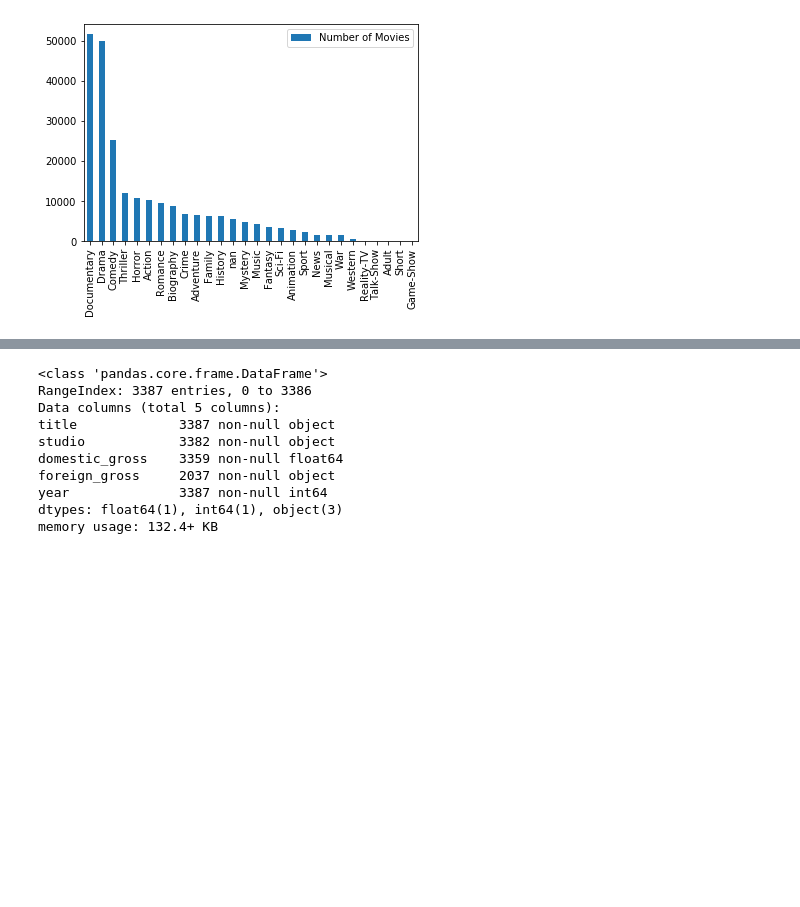
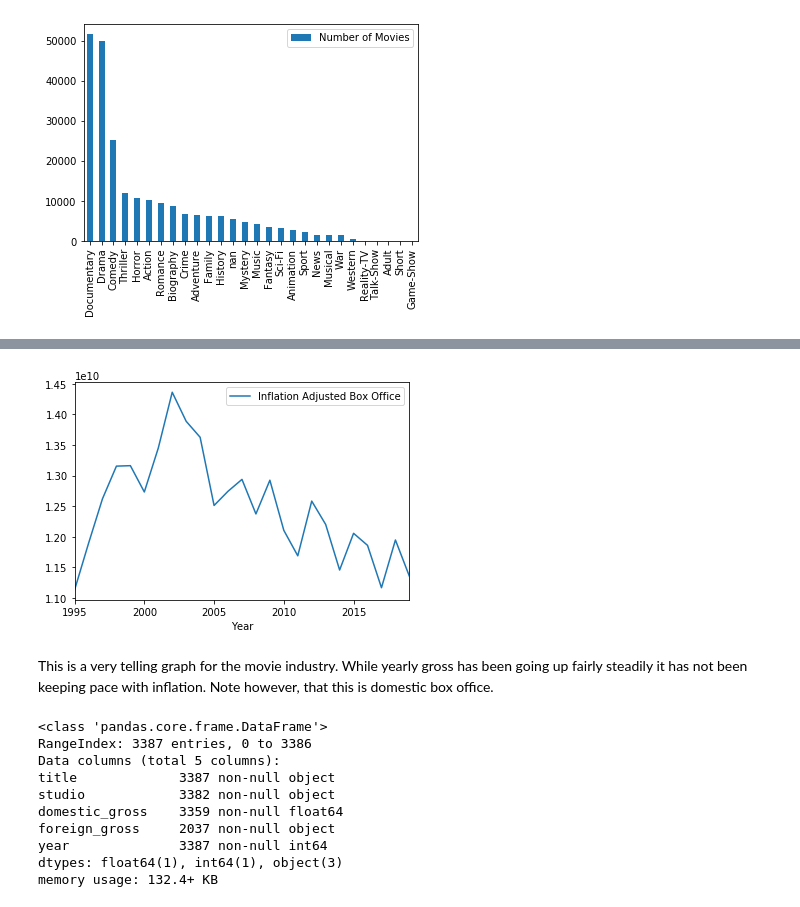
Before and after one commit to StephenTurk/mod1_project, a Jupyter notebook: student.ipynb, the cells around one changed output, grey strips where cells are left out. Cells and saved outputs as stored; diff of their text form; code cells hidden in the pictures; blank space fills up the shorter version.

```diff
--- a/student.ipynb
+++ b/student.ipynb
@@ -228,3 +210,9 @@ memory usage: 1.0+ KB
+# %%
+yearly_rev_df.plot('Year', 'Inflation Adjusted Box Office', kind='line'); #
+# %% [output]
+[figure, added]
+# %% [markdown]
+This is a very telling graph for the movie industry. While yearly gross has been going up fairly steadily it has not been keeping pace with inflation. Note however, that this is domestic box office.
 # %%
 bom_movie_gross = pd.read_csv('zippedData/bom.movie_gross.csv.gz')
 # %%
```
Also changed, not shown: parts of 21 cells of this notebook.
